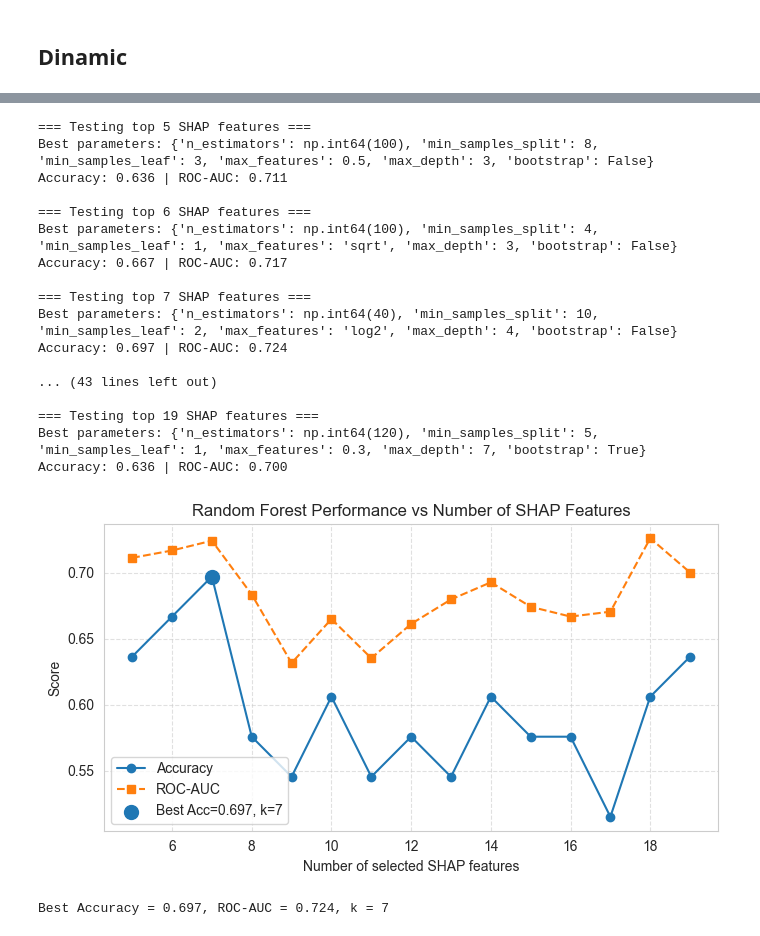
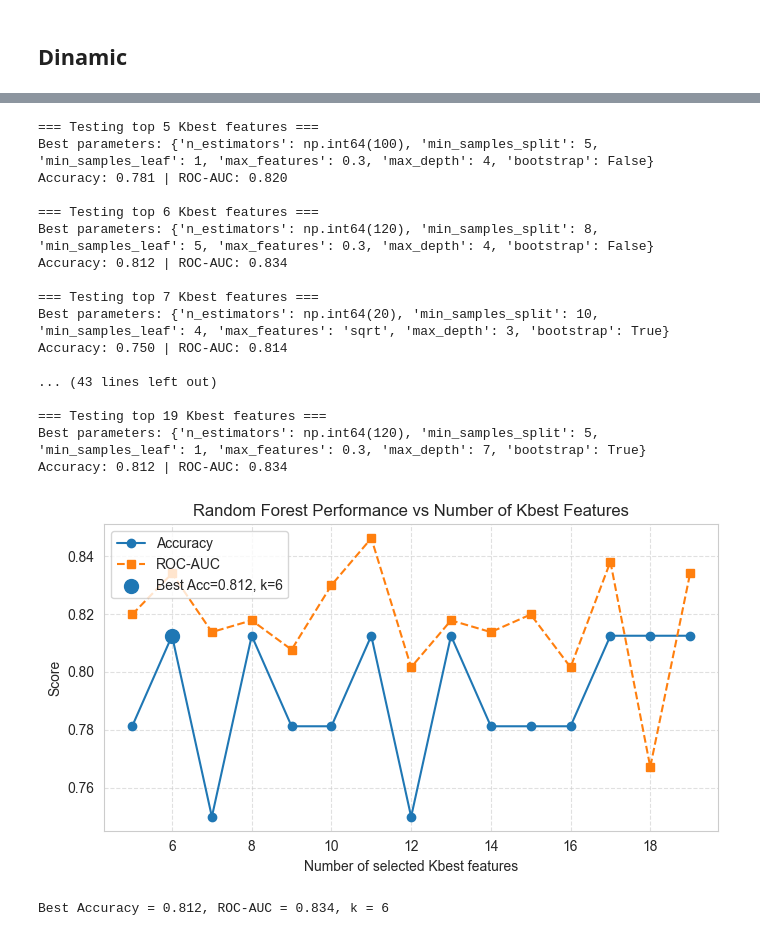
Before and after one commit to erikrogansky/ToxiPred, a Jupyter notebook: RF_vitro_corrosion.ipynb, the cells around one changed output, grey strips where cells are left out. Cells and saved outputs as stored; diff of their text form; code cells hidden in the pictures.

```diff
--- a/RF_vitro_corrosion.ipynb
+++ b/RF_vitro_corrosion.ipynb
@@ -187,11 +173,6 @@ def calculate_fingerprints(mol):
     fp_maccs = MACCSkeys.GenMACCSKeys(mol)
     feats.update(bitvect_to_dict(fp_maccs, "MACCS"))
 
-    # AtomPair fingerprint
-    ap_bits = 2048
-    fp_ap = rdMolDescriptors.GetHashedAtomPairFingerprintAsBitVect(mol, nBits=ap_bits)
-    feats.update(bitvect_to_dict(fp_ap, f"AtomPair_{ap_bits}"))
-
     RDLogger.EnableLog('rdApp.*')
 
     return feats
@@ -581,3 +549,18 @@ plt.tight_layout()
 plt.show()
 # %% [output]
 [figure]
+# %%
+import seaborn as sns
+
+top_feats = kbest_features.head(15).index
+
+plt.figure(figsize=(8,6))
+
+sns.boxplot(
+    data=X_train[top_feats],
+    orient="h"
+)
+
+plt.title("Distribution of Top KBest Features")
+plt.tight_layout()
+plt.show()
@@ -1188,8 +990,8 @@ from sklearn.ensemble import RandomForestClassifier
 from sklearn.model_selection import RandomizedSearchCV
 from sklearn.metrics import accuracy_score, roc_auc_score
 
-# Ранжирование признаков (SHAP)
-ranking = lasso_features   # Series: feature -> importance
+# Ранжирование признаков (Kbest)
+ranking = kbest_features   # Series: feature -> importance
 
 # Гиперпараметры для Random Forest
 param_dist = {
@@ -1205,7 +1007,7 @@ results = []
 
 # Sweep по числу признаков
 for k in range(5, 20, 1):
-    print(f"\n=== Testing top {k} SHAP features ===")
+    print(f"\n=== Testing top {k} Kbest features ===")
 
     # Выбор top-k фичей
     top_feats = ranking.head(k).index.tolist()
@@ -1215,6 +1017,10 @@ for k in range(5, 20, 1):
     # Модель
     rf_clf = RandomForestClassifier(
         random_state=42,
+        max_depth=5,          # было 8
+        min_samples_split=5,  # было 2
+        min_samples_leaf=3,   # было 1
+        max_features="sqrt",
         class_weight="balanced",
         n_jobs=-1
     )
@@ -1250,45 +1056,45 @@ results = np.array(results)
 feature_counts = results[:, 0]
 accuracies = results[:, 1]
 auc_scores = results[:, 2]
 
 # Лучший по Accuracy
 best_index = np.argmax(accuracies)
 best_k = int(feature_counts[best_index])
 best_acc = accuracies[best_index]
 best_auc = auc_scores[best_index]
 
 # Графики
 plt.figure(figsize=(7, 4))
 plt.plot(feature_counts, accuracies, 'o-', label='Accuracy')
 plt.plot(feature_counts, auc_scores, 's--', label='ROC-AUC')
 plt.scatter(best_k, best_acc, s=100, zorder=5,
             label=f'Best Acc={best_acc:.3f}, k={best_k}')
-plt.title('Random Forest Performance vs Number of SHAP Features')
-plt.xlabel('Number of selected SHAP features')
+plt.title('Random Forest Performance vs Number of Kbest Features')
+plt.xlabel('Number of selected Kbest features')
 plt.ylabel('Score')
 plt.grid(True, linestyle='--', alpha=0.6)
 plt.legend()
 plt.tight_layout()
 plt.show()
 
 print(f"\nBest Accuracy = {best_acc:.3f}, ROC-AUC = {best_auc:.3f}, k = {best_k}")
 # %% [output]
-=== Testing top 5 SHAP features ===
-Best parameters: {'n_estimators': np.int64(100), 'min_samples_split': 8, 'min_samples_leaf': 3, 'max_features': 0.5, 'max_depth': 3, 'bootstrap': False}
-Accuracy: 0.636 | ROC-AUC: 0.711
+=== Testing top 5 Kbest features ===
+Best parameters: {'n_estimators': np.int64(100), 'min_samples_split': 5, 'min_samples_leaf': 1, 'max_features': 0.3, 'max_depth': 4, 'bootstrap': False}
+Accuracy: 0.781 | ROC-AUC: 0.820
 
-=== Testing top 6 SHAP features ===
-Best parameters: {'n_estimators': np.int64(100), 'min_samples_split': 4, 'min_samples_leaf': 1, 'max_features': 'sqrt', 'max_depth': 3, 'bootstrap': False}
-Accuracy: 0.667 | ROC-AUC: 0.717
+=== Testing top 6 Kbest features ===
+Best parameters: {'n_estimators': np.int64(120), 'min_samples_split': 8, 'min_samples_leaf': 5, 'max_features': 0.3, 'max_depth': 4, 'bootstrap': False}
+Accuracy: 0.812 | ROC-AUC: 0.834
 
-=== Testing top 7 SHAP features ===
-Best parameters: {'n_estimators': np.int64(40), 'min_samples_split': 10, 'min_samples_leaf': 2, 'max_features': 'log2', 'max_depth': 4, 'bootstrap': False}
-Accuracy: 0.697 | ROC-AUC: 0.724
+=== Testing top 7 Kbest features ===
+Best parameters: {'n_estimators': np.int64(20), 'min_samples_split': 10, 'min_samples_leaf': 4, 'max_features': 'sqrt', 'max_depth': 3, 'bootstrap': True}
+Accuracy: 0.750 | ROC-AUC: 0.814
 
 ... (43 lines left out)
 
-=== Testing top 19 SHAP features ===
+=== Testing top 19 Kbest features ===
 Best parameters: {'n_estimators': np.int64(120), 'min_samples_split': 5, 'min_samples_leaf': 1, 'max_features': 0.3, 'max_depth': 7, 'bootstrap': True}
-Accuracy: 0.636 | ROC-AUC: 0.700
+Accuracy: 0.812 | ROC-AUC: 0.834
-[figure, old version]
+[figure, new version]
-Best Accuracy = 0.697, ROC-AUC = 0.724, k = 7
+Best Accuracy = 0.812, ROC-AUC = 0.834, k = 6
```
Also changed, not shown: parts of 31 cells of this notebook, 1 other file.
